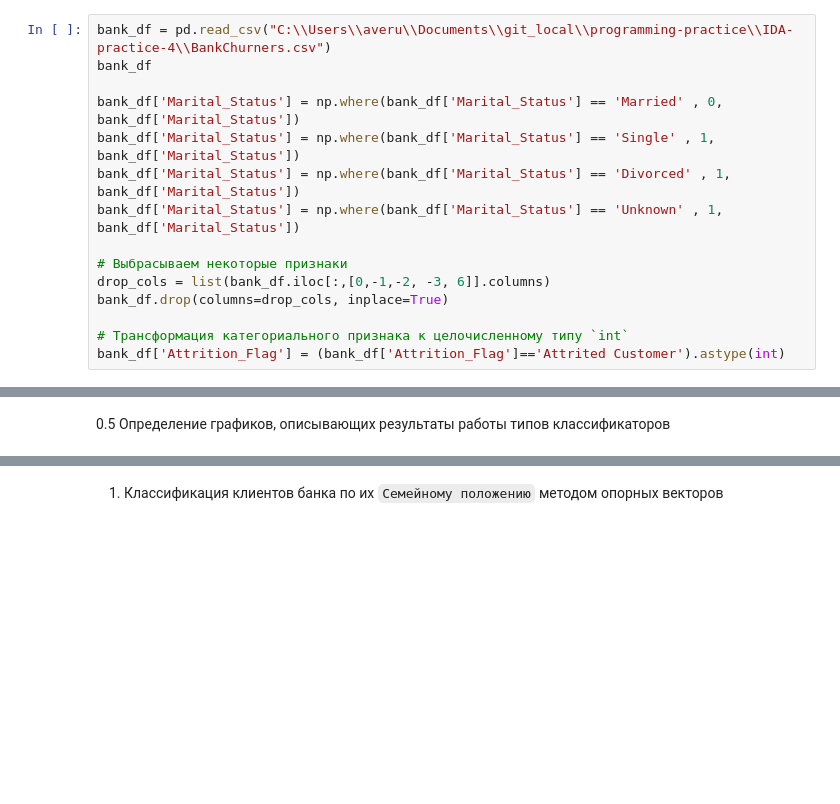
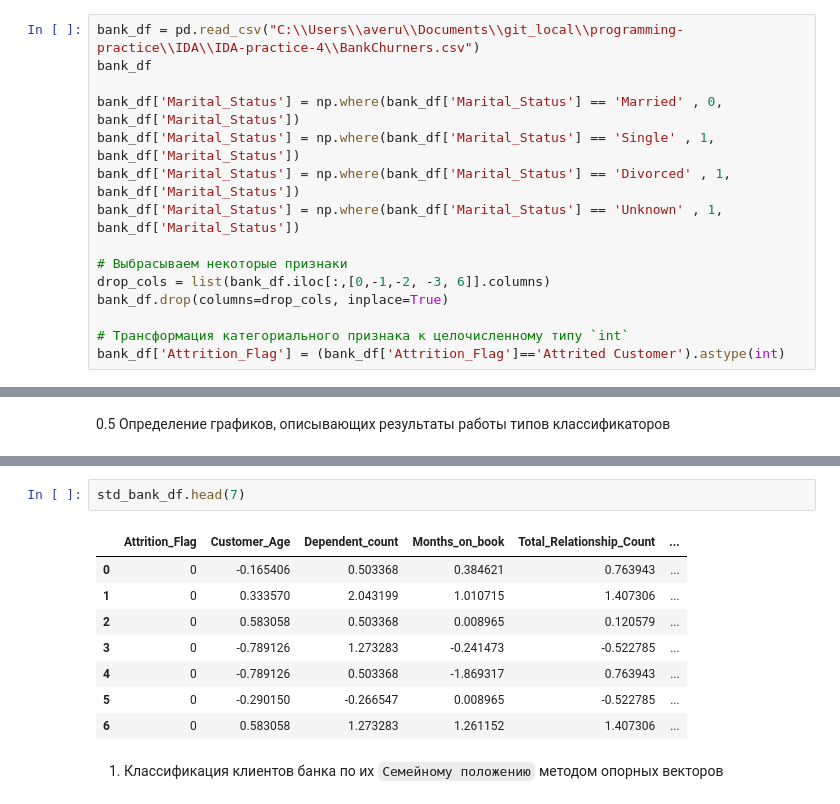
Before and after one commit to Igetsuga/cs, a Jupyter notebook: IDA/IDA-practice-4/solution.ipynb, the cells around one changed output, grey strips where cells are left out. Saved outputs shown, nothing was run; the diff lists cells and outputs as text; blank space fills up the shorter version.

```diff
--- a/IDA/IDA-practice-4/solution.ipynb
+++ b/IDA/IDA-practice-4/solution.ipynb
@@ -32,7 +32,7 @@ pd.set_option('display.max_rows', 100)
 # %% [markdown]
 0.1 Чтение файла с данными
 # %%
-bank_df = pd.read_csv("C:\\Users\\averu\\Documents\\git_local\\programming-practice\\IDA-practice-4\\BankChurners.csv")
+bank_df = pd.read_csv("C:\\Users\\averu\\Documents\\git_local\\programming-practice\\IDA\\IDA-practice-4\\BankChurners.csv")
 bank_df
 
 bank_df['Marital_Status'] = np.where(bank_df['Marital_Status'] == 'Married' , 0, bank_df['Marital_Status'])
@@ -338,3 +190,14 @@ def plot_learning_curve(
+# %%
+std_bank_df.head(7)
+# %% [output]
+|  | Attrition_Flag | Customer_Age | Dependent_count | Months_on_book | Total_Relationship_Count | ... |
+| 0 | 0 | -0.165406 | 0.503368 | 0.384621 | 0.763943 | ... |
+| 1 | 0 | 0.333570 | 2.043199 | 1.010715 | 1.407306 | ... |
+| 2 | 0 | 0.583058 | 0.503368 | 0.008965 | 0.120579 | ... |
+| 3 | 0 | -0.789126 | 1.273283 | -0.241473 | -0.522785 | ... |
+| 4 | 0 | -0.789126 | 0.503368 | -1.869317 | 0.763943 | ... |
+| 5 | 0 | -0.290150 | -0.266547 | 0.008965 | -0.522785 | ... |
+| 6 | 0 | 0.583058 | 1.273283 | 1.261152 | 1.407306 | ... |
 # %% [markdown]
 1. Классификация клиентов банка по их `Семейному положению` методом опорных векторов
 # %%
```
Also changed, not shown: parts of 2 cells of this notebook, 2 other files.
